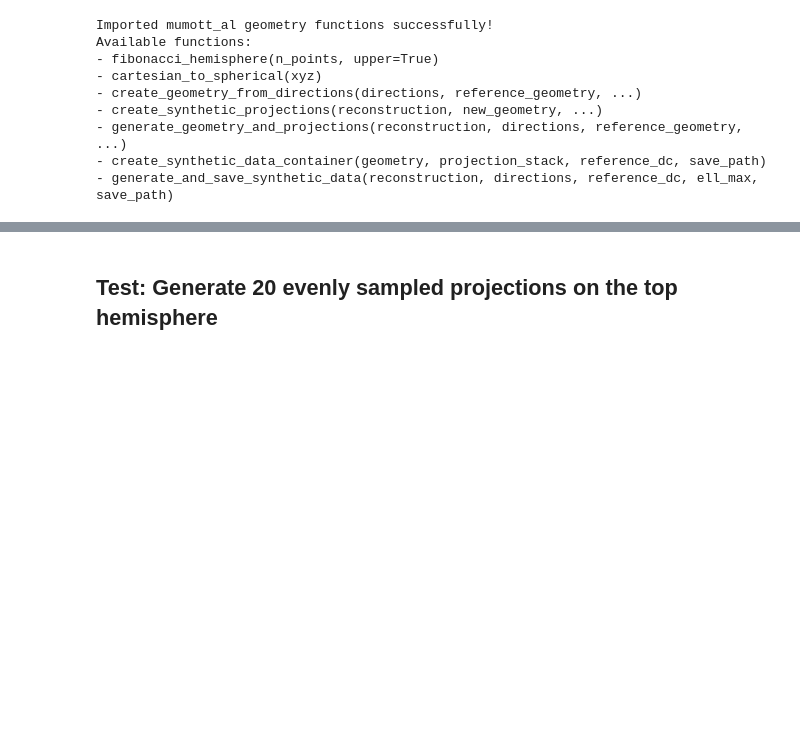
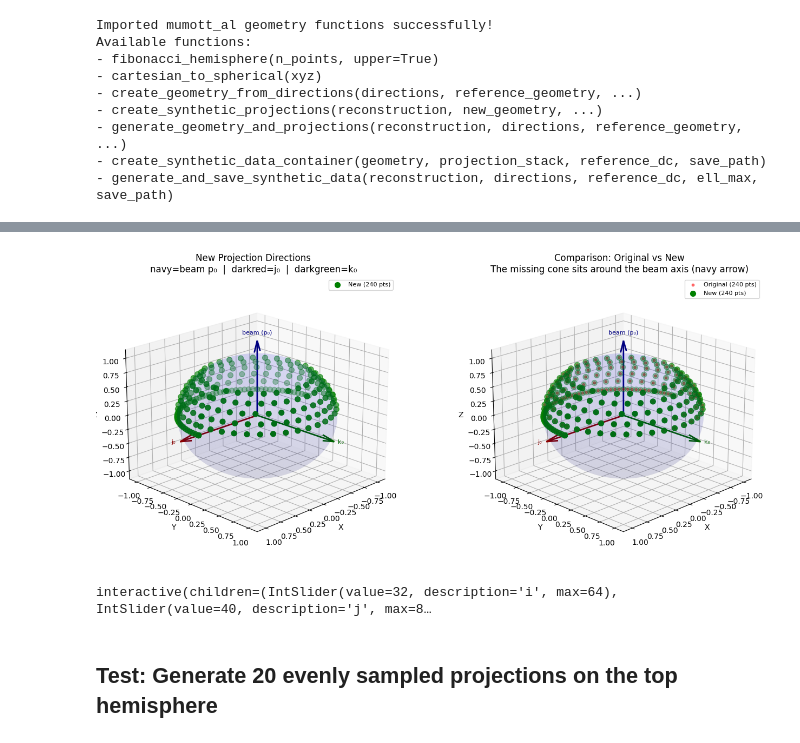
Before and after one commit to lfbarba/smartt, a Jupyter notebook: sici/sici_new_projections.ipynb, the cells around one changed output, grey strips where cells are left out. Drawn from its saved outputs; the diff is of its cells as text; code cells hidden in the pictures; blank space fills up the shorter version.

```diff
--- a/sici/sici_new_projections.ipynb
+++ b/sici/sici_new_projections.ipynb
@@ -201,0 +145,38 @@ Available functions:
+# %%
+import importlib
+import mumott_al.geometry
+importlib.reload(mumott_al.geometry)
+from mumott_al.geometry import generate_geometry_and_projections, create_synthetic_data_container
+
+# Create new geometry and synthetic projections using the reconstruction
+# directions_copied carries the same inner/outer angles as dc, so we use
+# copy_from_reference=True to preserve the exact rotation matrices and
+# detector offsets (j/k_offsets) from the original geometry.
+directions_copied = torch.stack([torch.tensor(dc.geometry.inner_angles), torch.tensor(dc.geometry.outer_angles)], dim=-1)
+
+same_geometry, synthetic_projection_stack = generate_geometry_and_projections(
+    reconstruction=results['x'],
+    directions=directions_copied,
+    reference_geometry=dc.geometry,
+    ell_max=8,
+    return_data_container=True,
+    copy_from_reference=True,   # ← copy rotations + offsets exactly from dc.geometry
+)
+
+# Now create the DataContainer from the geometry and projection stack
+synthetic_dc = create_synthetic_data_container(same_geometry, synthetic_projection_stack, dc)
+
+print(f"New geometry created with {len(same_geometry.inner_angles)} projections")
+print(f"New DataContainer created with {len(synthetic_dc.projections)} projections")
+print(f"Synthetic data shape: {synthetic_dc.data.shape}")
+print(f"Reference (original) data shape: {dc.projections.data.shape}")
+
+# Quick sanity check on offsets
+import numpy as np
+j_diff = np.max(np.abs(np.array(dc.geometry.j_offsets) - np.array(same_geometry.j_offsets)))
+k_diff = np.max(np.abs(np.array(dc.geometry.k_offsets) - np.array(same_geometry.k_offsets)))
+r_diff = np.max(np.abs(np.array(dc.geometry.rotations)  - np.array(same_geometry.rotations)))
+print(f"\nGeometry sanity check:")
+print(f"  Max |Δ j_offset| : {j_diff:.2e}  (should be 0)")
+print(f"  Max |Δ k_offset| : {k_diff:.2e}  (should be 0)")
+print(f"  Max |Δ rotation| : {r_diff:.2e}  (should be 0)")
@@ -201,0 +193,8 @@ Available functions:
+# %%
+fig, (ax1, ax2) = plot_projection_directions_comparison(
+    reference_geometry=dc.geometry,
+    new_directions=synthetic_dc.geometry,
+)
+plt.show()
+# %% [output]
+[figure, added]
@@ -202,3 +216,12 @@ Available functions:
+# %%
+from mumott_plotting.tomogram_plots import plot_scalar_slices
+from ipywidgets import interact
+@interact(i=(0, results_synthetic['x'].shape[0]-1), j=(0, results_synthetic['x'].shape[1]-1), k=(0, results_synthetic['x'].shape[2]-1))
+def plot_slices(i, j, k):
+    fig, axs = plot_scalar_slices(results_synthetic['x'][..., 0], poi=(i, j, k))
+    fig.show()
+# %% [output]
+interactive(children=(IntSlider(value=32, description='i', max=64), IntSlider(value=40, description='j', max=8…
 # %% [markdown]
 ## Test: Generate 20 evenly sampled projections on the top hemisphere
 # %%
```
Also changed, not shown: parts of 28 cells of this notebook, 8 other files.
